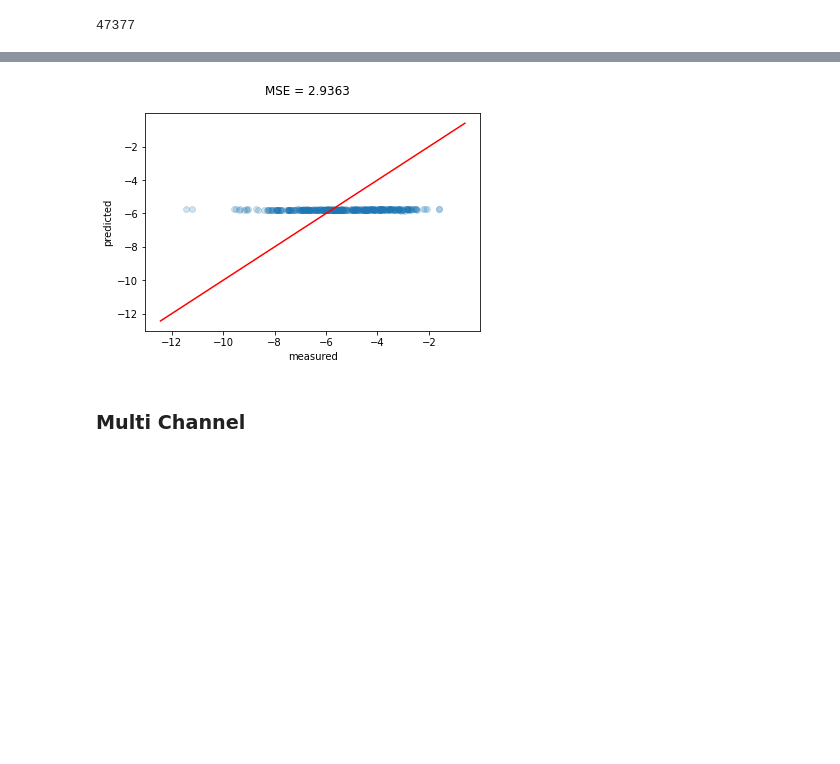
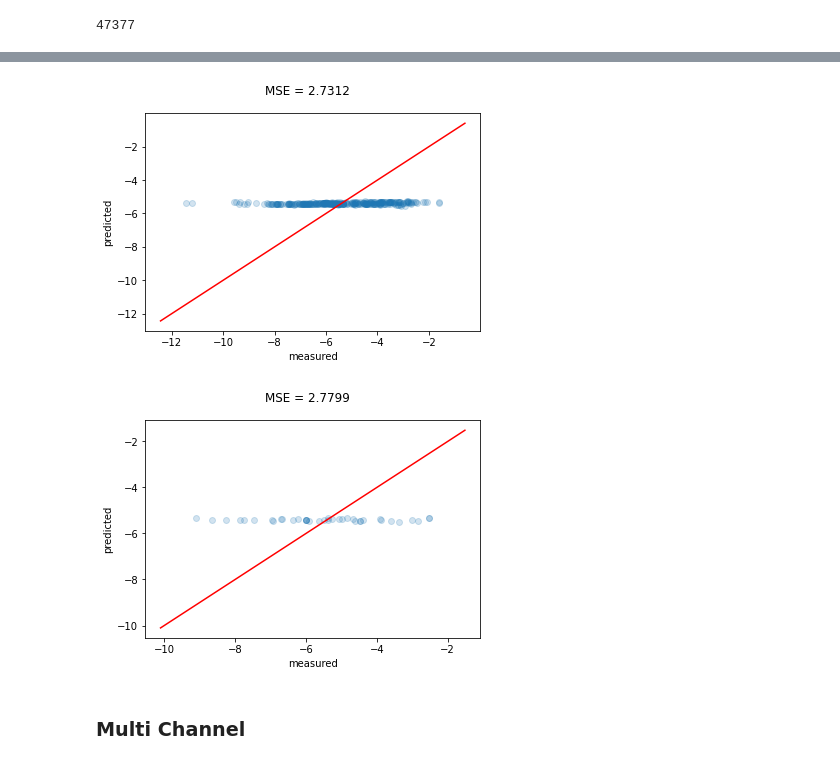
Before and after one commit to markus7800/VoxelNet, a Jupyter notebook: FirstCNN.ipynb, the cells around one changed output, grey strips where cells are left out. Cells and saved outputs as stored; diff of their text form; code cells hidden in the pictures; blank space fills up the shorter version.

```diff
--- a/FirstCNN.ipynb
+++ b/FirstCNN.ipynb
@@ -441,10 +445,17 @@ Finished in 23.1688s.
 # %%
-ml_pred = MolLoader(names, reciprocal_data, ys,
+ml_pred = MolLoader(names_train, reciprocal_data_train, ys_train,
                     L=12.8, N=32, batch_size=128, nchannel=1,
                     shuffle=False, rotate_randomly=False, device=device)
 predict_plot(ml_pred)
 # %% [output]
-[figure, old version]
+[figure, new version]
+# %%
+ml_pred = MolLoader(names_test, reciprocal_data_test, ys_test,
+                    L=12.8, N=32, batch_size=128, nchannel=1,
+                    shuffle=False, rotate_randomly=False, device=device)
+predict_plot(ml_pred)
+# %% [output]
+[figure, added]
 # %% [markdown]
 ### Multi Channel
 # %%
```
Also changed, not shown: parts of 12 cells of this notebook, 1 other file.
